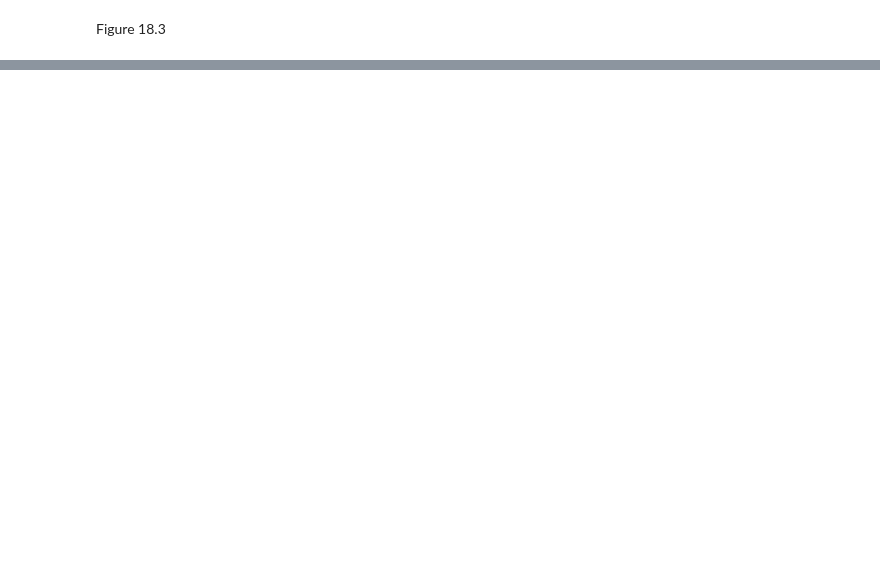
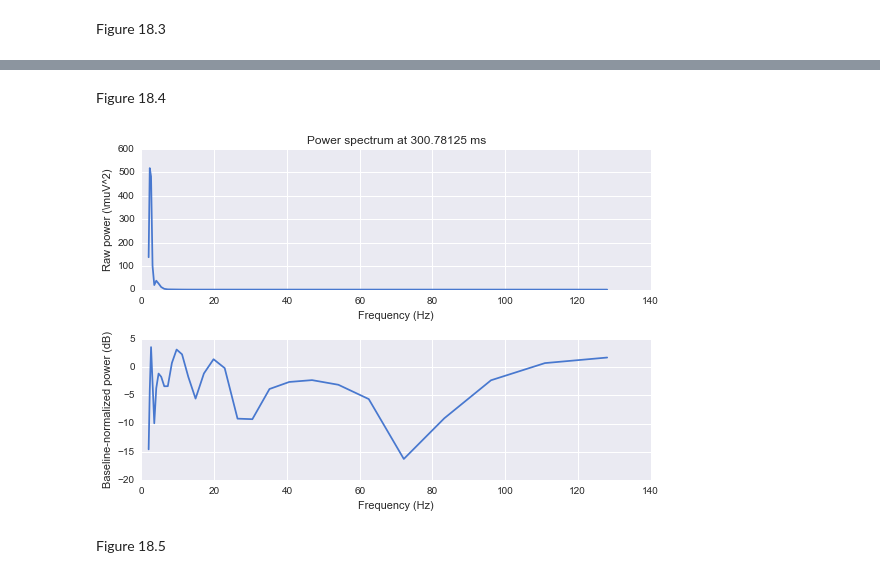
Before and after one commit to lyndond/Analyzing_Neural_Time_Series, a Jupyter notebook: chapter18.ipynb, the cells around one changed output, grey strips where cells are left out. Saved outputs shown, nothing was run; the diff lists cells and outputs as text; code cells hidden in the pictures; blank space fills up the shorter version.

```diff
--- a/chapter18.ipynb
+++ b/chapter18.ipynb
@@ -133,2 +132,25 @@ tight_layout()
 # %% [markdown]
 Figure 18.3
+# %%
+# define baseline period
+baselinetime = np.array([ -500, -200 ])
+
+baselineidx =np.zeros(2,dtype=int)
+
+# convert baseline window time to indices
+baselineidx[0]=argmin(np.abs(EEGtimes-baselinetime[0]))
+baselineidx[1]=argmin(np.abs(EEGtimes-baselinetime[1]))
+
+
+#dB-correct
+baseline_power = mean(tf_data[:,baselineidx[0]:baselineidx[1]],axis=1)
+dbconverted = 10*log10( tf_data/np.reshape(baseline_power,[len(baseline_power),1]))
+# FYI: the following line of code are equivalent to the previous line (numpy's broadcasting is a wonderful thing):
+dbconverted = 10*( log10(tf_data)- np.reshape(log10(baseline_power),[len(baseline_power),1]))
+
+
+contourf(EEGtimes,frequencies,dbconverted,40,vmin=-12,vmax=12,cmap=cm.jet)
+setp(gca(),'yticks',np.round(logspace(log10(frequencies[0]),log10(frequencies[-1])*100)/100))
+plt.yscale('log')
+
+_=title('Color limit of -12 to +12 dB')
@@ -134,0 +159,25 @@ Figure 18.3
+# %% [markdown]
+Figure 18.4
+# %%
+time2plot = 300 # in ms
+
+
+timeidx = argmin(np.abs(EEGtimes-time2plot))
+
+
+subplot(211)
+plot(frequencies,tf_data[:,timeidx])
+title( 'Power spectrum at ' + str(EEGtimes[timeidx]) + ' ms' )
+ylabel('Raw power (\muV^2)')
+xlabel('Frequency (Hz)')
+
+subplot(212)
+plot(frequencies,dbconverted[:,timeidx])
+ylabel('Baseline-normalized power (dB)')
+xlabel('Frequency (Hz)')
+
+tight_layout()
+# %% [output]
+[figure, added]
+# %% [markdown]
+Figure 18.5
```
Also changed, not shown: parts of 28 cells of this notebook.
